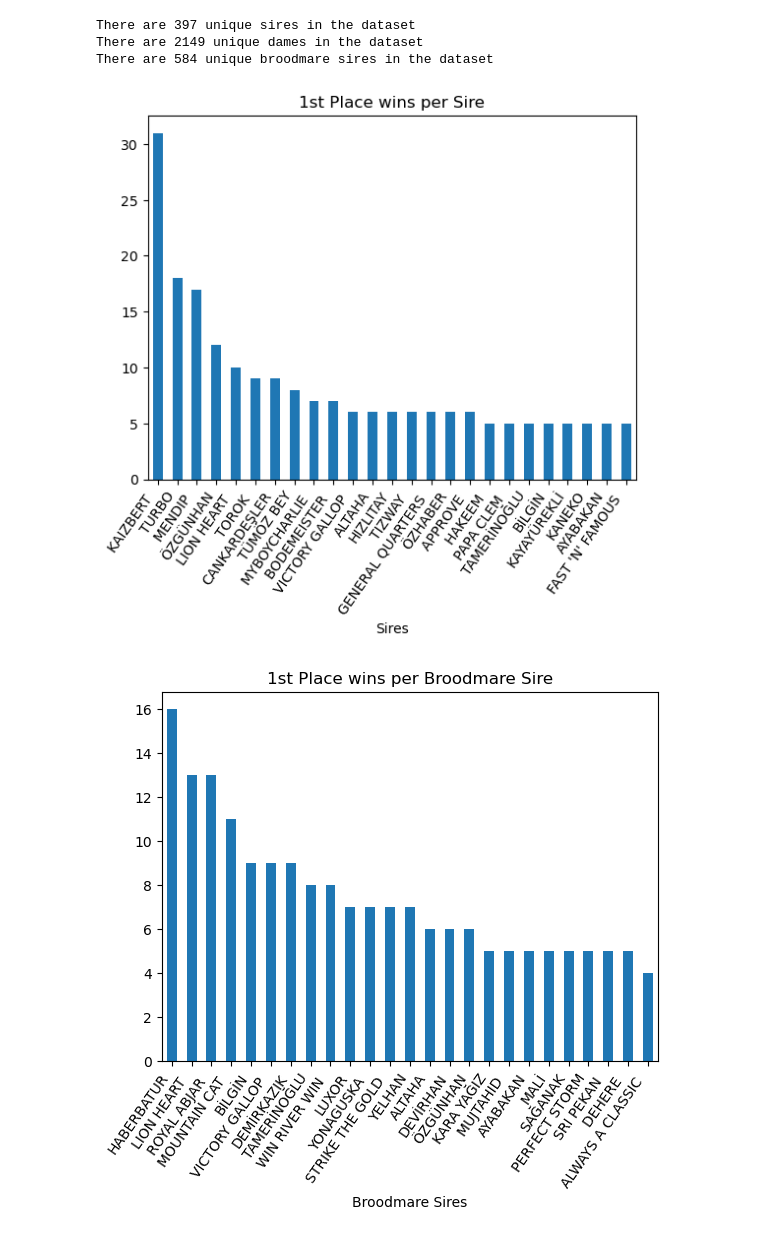
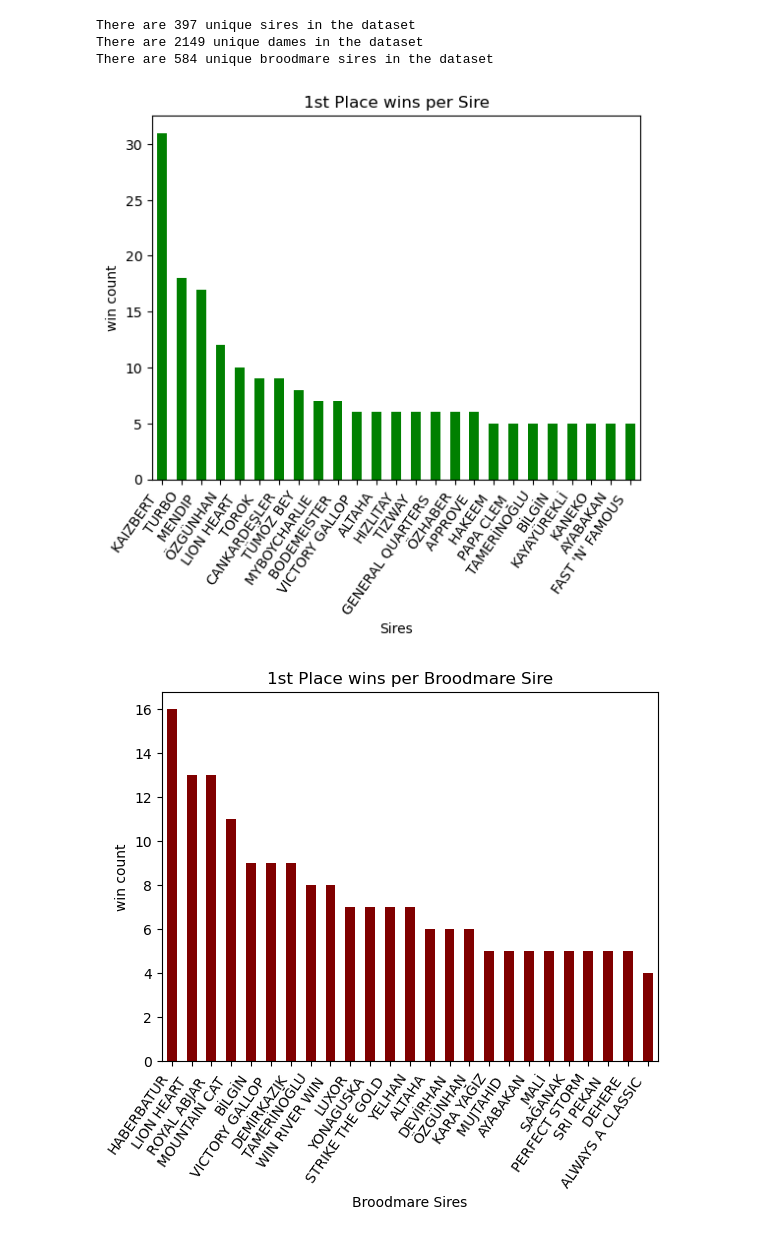
Before and after one commit to moonsunkey/Project-1, a Jupyter notebook: HorseRacing-Zoe.ipynb, the cells around one changed output. Drawn from its saved outputs; the diff is of its cells as text; code cells hidden in the pictures.

```diff
--- a/HorseRacing-Zoe.ipynb
+++ b/HorseRacing-Zoe.ipynb
@@ -236,7 +250,7 @@ There are 584 unique broodmare sires in the dataset
 #Knowing that there are so many horses in the dataset, lets find the top 10 sires and top 10 broodmare sires
 #Cut the data set to horses that win aka dataset where result = 1
 winner_set = combined[combined['result'] == 1]
-winner_set = winner_set[['horse_sire', 'hors_broodmare_sire', 'result']]
+winner_set = winner_set[['horse_sire', 'hors_broodmare_sire', 'result', 'horse_name']]
 
 #remove origin place from name of horses
 def remove_parentheses(text):
@@ -253,20 +267,22 @@ winner_set = winner_set[winner_set['hors_broodmare_sire'] != 'UNACCOUNTED FOR ']
 #Show which 10 horse sires show up the most in the list
 sire_win_core = winner_set['horse_sire'].value_counts().head(25)
 
-sire_win_core.plot(kind = 'bar')
+sire_win_core.plot(kind = 'bar', color = 'green')
 plt.title('1st Place wins per Sire')
 plt.xlabel('Sires')
+plt.ylabel('win count')
 plt.xticks(rotation=55, ha = 'right')
 plt.show()
 # %% [output]
-[figure, old version]
+[figure, new version]
 # %%
 broodmare_sire_win_core = winner_set['hors_broodmare_sire'].value_counts().head(25)
 
-broodmare_sire_win_core.plot(kind = 'bar')
+broodmare_sire_win_core.plot(kind = 'bar', color = 'maroon')
 plt.title('1st Place wins per Broodmare Sire')
 plt.xlabel('Broodmare Sires')
 plt.xticks(rotation=55, ha = 'right')
+plt.ylabel('win count')
 plt.show()
 # %% [output]
-[figure, old version]
+[figure, new version]
```
Also changed, not shown: parts of 6 cells of this notebook.
